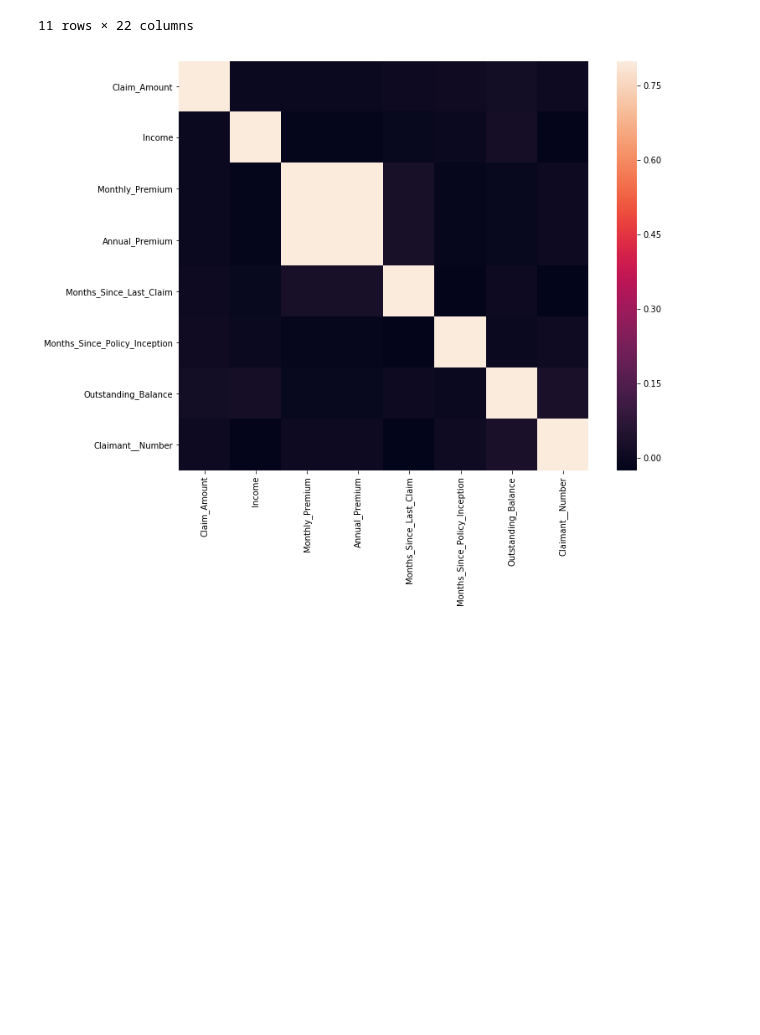
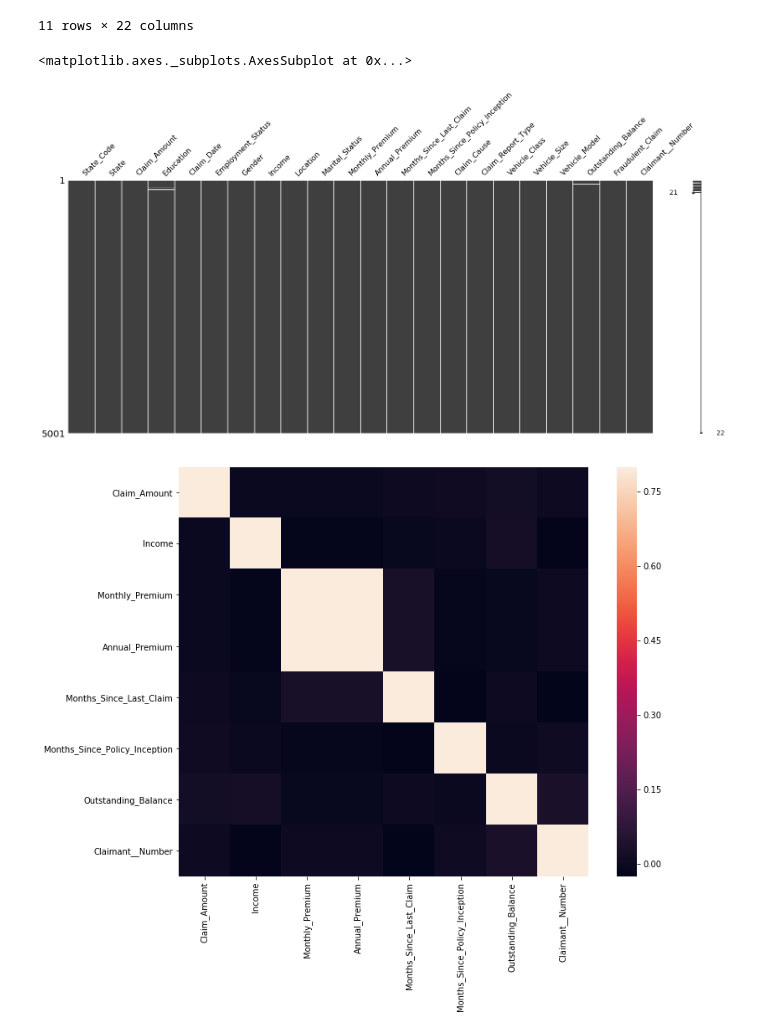
Before and after one commit to cd412/Alpha-Insurance-Fraud-Detection, a Jupyter notebook: Alpha Insurance.ipynb, the cells around one changed output. Drawn from its saved outputs; the diff is of its cells as text; code cells hidden in the pictures; blank space fills up the shorter version.

```diff
--- a/Alpha Insurance.ipynb
+++ b/Alpha Insurance.ipynb
@@ -32,3 +32,6 @@ unique       2
 top          N
 freq      4694
 Name: Fraudulent_Claim, dtype: object
+# %%
+#Convert Fraud Claim data from Y/N to 1/0
+data_train.Fraudulent_Claim.replace(('Y', 'N'), (1, 0), inplace=True)
@@ -58,6 +72,12 @@ data_train.describe(include='all')
 | 75% | NaN | NaN | 886.114954 | NaN | NaN | NaN | NaN | 6.300900e+04 | ... |
 | max | NaN | NaN | 7422.851604 | NaN | NaN | NaN | NaN | 1.596780e+07 | ... |
 11 rows × 22 columns
+# %%
+# missing data
+msno.matrix(data_train)
+# %% [output]
+<matplotlib.axes._subplots.AxesSubplot at 0x...>
+[figure, added]
 # %%
 import matplotlib.pyplot as plt
 import seaborn as sns
```
Also changed, not shown: parts of 6 cells of this notebook.
